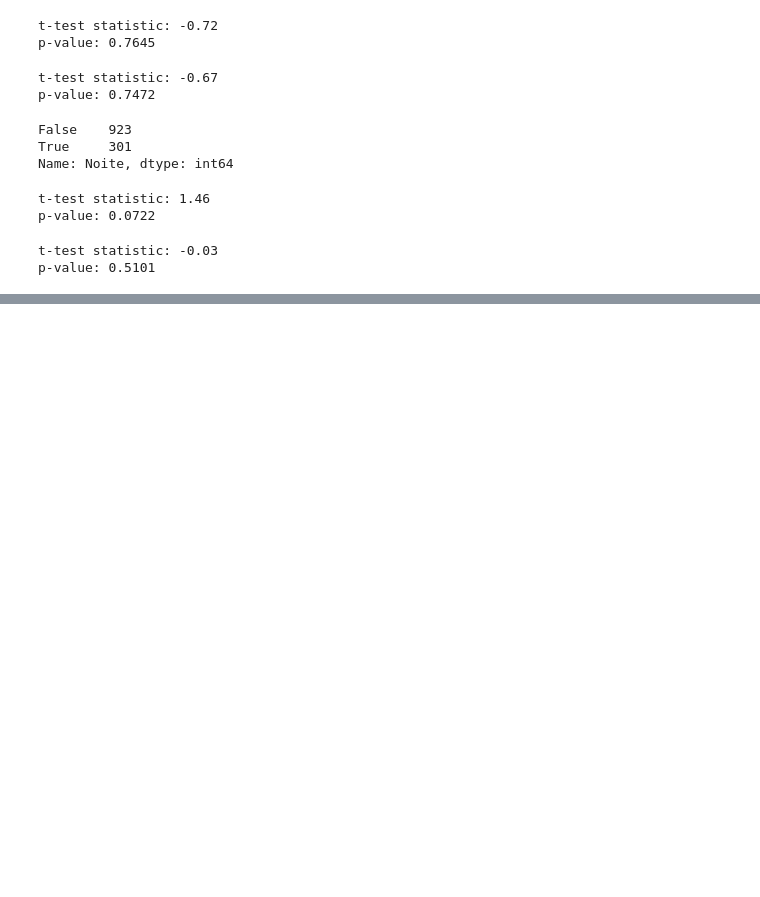
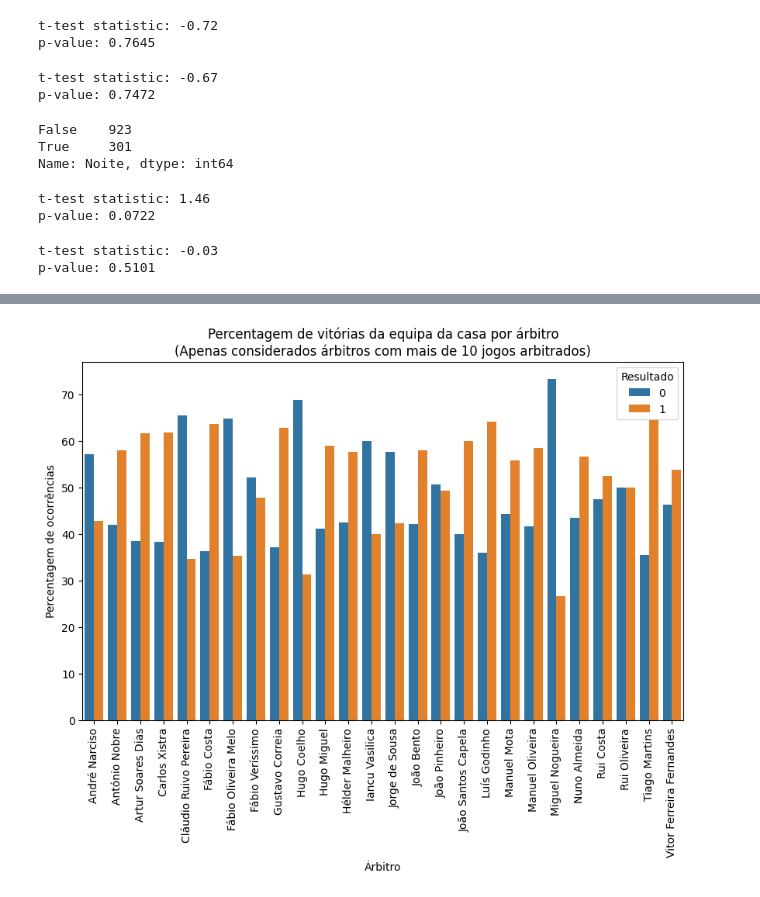
Before and after one commit to JoaoCaldas122/datamining-tp, a Jupyter notebook: TH.ipynb, the cells around one changed output, grey strips where cells are left out. Cells and saved outputs as stored; diff of their text form; code cells hidden in the pictures; blank space fills up the shorter version.

```diff
--- a/TH.ipynb
+++ b/TH.ipynb
@@ -500,0 +467,33 @@ treino
+# %%
+treino['equipa_favorita'] = np.where(treino['B365H']>treino['B365A'], 'A', 'H')
+treino['favorito_venceu'] = np.where(treino['equipa_favorita'] == treino['result'], 1, 0)
+# %%
+import matplotlib.pyplot as plt
+
+# Calcular a contagem de ocorrências de cada valor por árbitro
+# Contar o número de jogos arbitrados por árbitro
+counts_arbitro = treino['Árbitro'].value_counts()
+
+# Filtrar os árbitros com menos de 10 jogos arbitrados
+arbitros_filtrados = counts_arbitro[counts_arbitro >= 10].index
+
+# Filtrar o DataFrame original com base nos árbitros filtrados
+df_filtrado = treino[treino['Árbitro'].isin(arbitros_filtrados)]
+
+# Calcular a contagem de ocorrências de cada valor por árbitro no DataFrame filtrado
+counts = df_filtrado.groupby('Árbitro')['favorito_venceu'].value_counts(normalize=True).mul(100).rename('Percentage').reset_index()
+
+#counts = counts['fav']
+
+# Criar o gráfico de barras
+plt.figure(figsize=(10, 6))
+sns.barplot(x='Árbitro', y='Percentage', hue='favorito_venceu', data=counts)
+plt.title('Percentagem de vitórias da equipa da casa por árbitro\n(Apenas considerados árbitros com mais de 10 jogos arbitrados)')
+plt.xlabel('Árbitro')
+plt.ylabel('Percentagem de ocorrências')
+plt.xticks(rotation=90)
+plt.legend(title='Resultado')
+
+plt.show()
+# %% [output]
+[figure, added]
```
Also changed, not shown: parts of 24 cells of this notebook.
